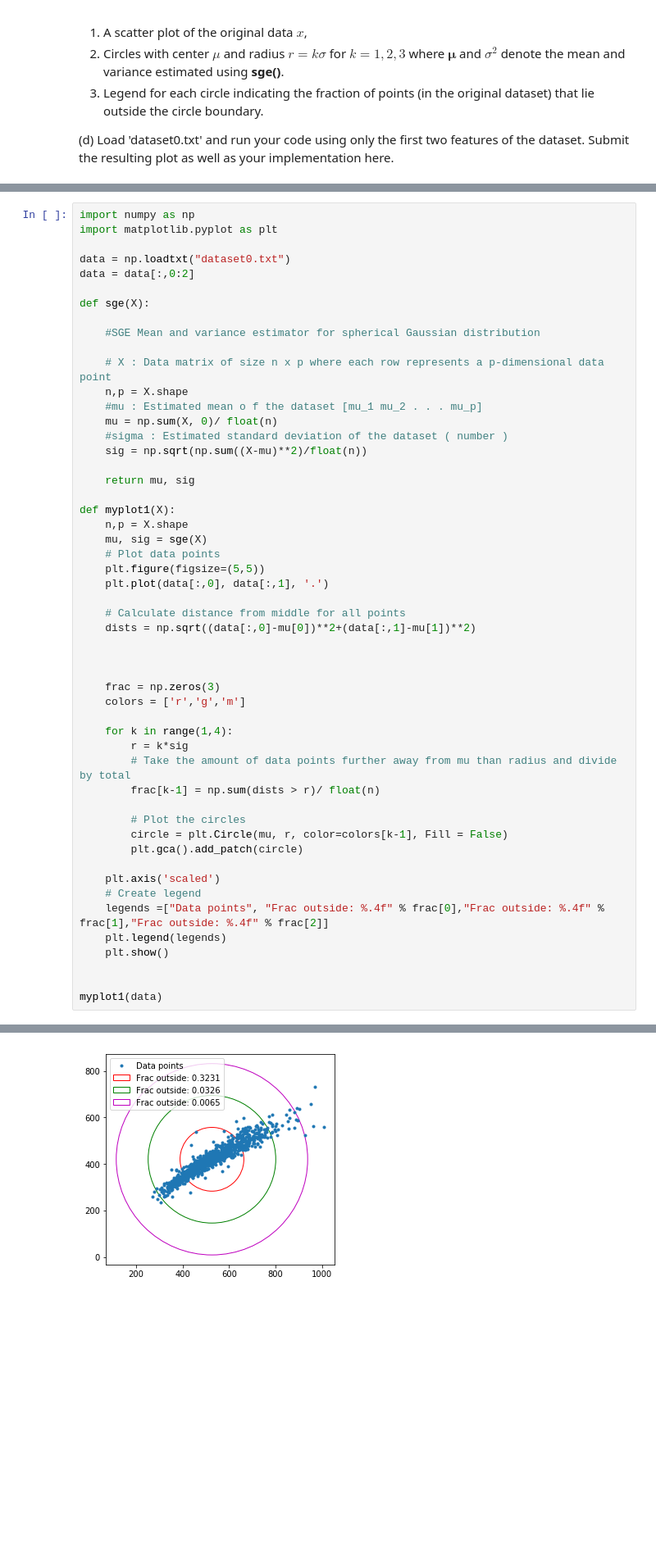
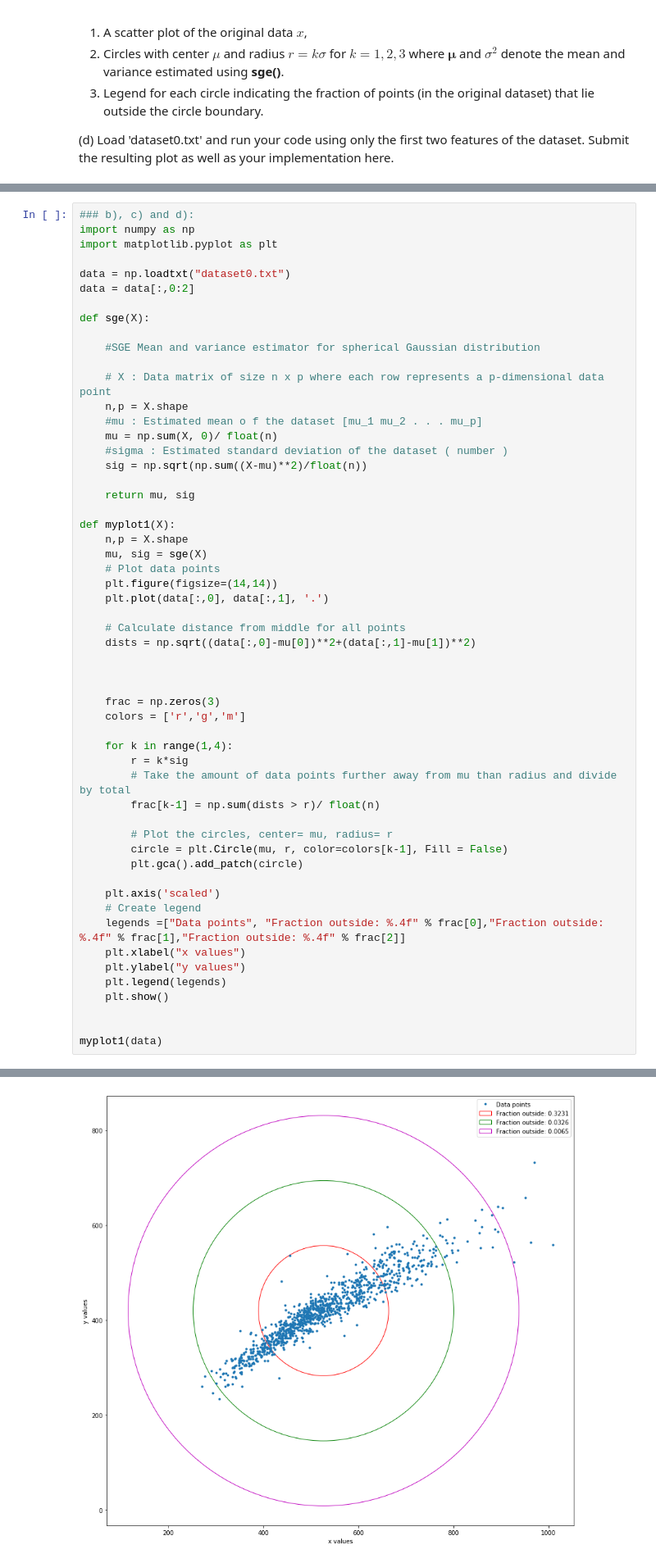
Before and after one commit to huoskar/TDA231, a Jupyter notebook: hw1.ipynb, the cells around one changed output, grey strips where cells are left out. Shown at 82% size. Cells and saved outputs as stored; diff of their text form; blank space fills up the shorter version.

Commit message:
Finalized the plots for task 4, and wrote down the answer (in jupyter) to task 3a

```diff
--- a/hw1.ipynb
+++ b/hw1.ipynb
@@ -78,4 +95,5 @@ is the $p \times p $ identity matrix, and $\sigma^2$ is a scalar.
 # %%
+### b), c) and d):
 import numpy as np
 import matplotlib.pyplot as plt
 
@@ -99,7 +117,7 @@ def myplot1(X):
     n,p = X.shape
     mu, sig = sge(X)
     # Plot data points
-    plt.figure(figsize=(5,5))
+    plt.figure(figsize=(14,14))
     plt.plot(data[:,0], data[:,1], '.')
 
     # Calculate distance from middle for all points
@@ -115,13 +133,15 @@ def myplot1(X):
         # Take the amount of data points further away from mu than radius and divide by total
         frac[k-1] = np.sum(dists > r)/ float(n)
 
-        # Plot the circles
+        # Plot the circles, center= mu, radius= r
         circle = plt.Circle(mu, r, color=colors[k-1], Fill = False)
         plt.gca().add_patch(circle)
 
     plt.axis('scaled')
     # Create legend
-    legends =["Data points", "Frac outside: %.4f" % frac[0],"Frac outside: %.4f" % frac[1],"Frac outside: %.4f" % frac[2]]
+    legends =["Data points", "Fraction outside: %.4f" % frac[0],"Fraction outside: %.4f" % frac[1],"Fraction outside: %.4f" % frac[2]]
+    plt.xlabel("x values")
+    plt.ylabel("y values")
     plt.legend(legends)
     plt.show()
 
@@ -132,4 +151,4 @@ myplot1(data)
-[figure, old version]
+[figure, new version]
 # %% [markdown]
 ## [MAP estimation, 5 points]
 
```
Also changed, not shown: parts of 5 cells of this notebook.
